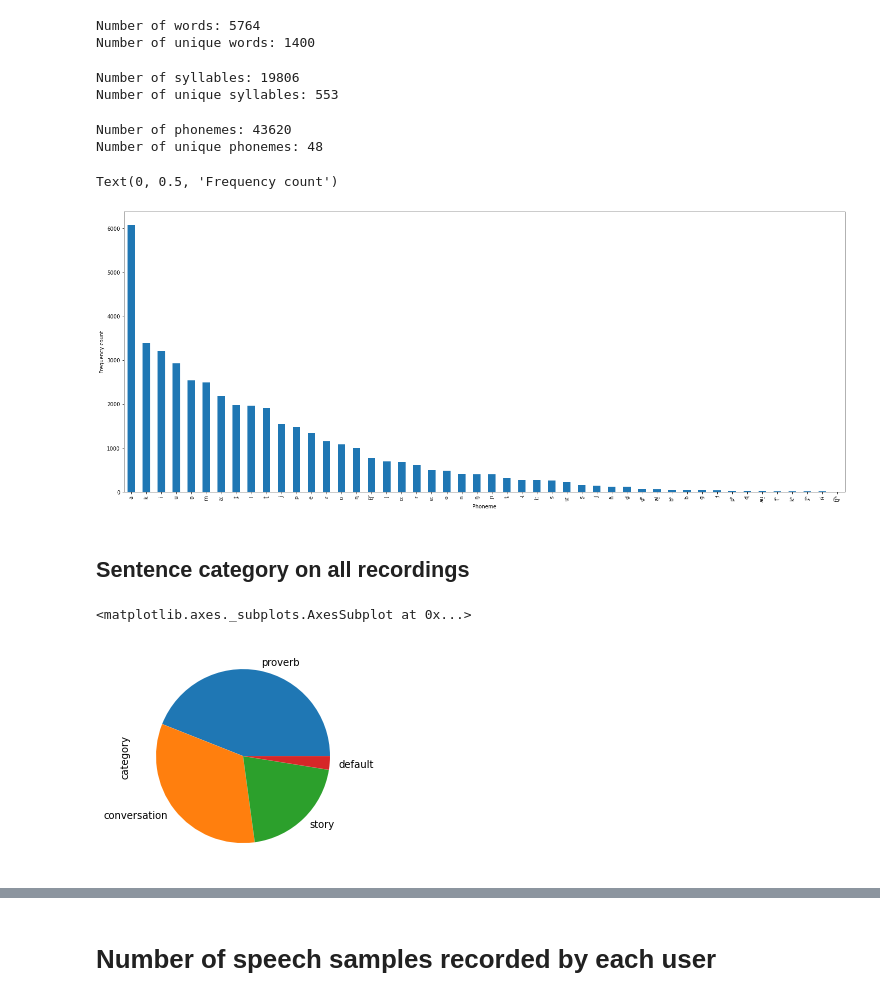
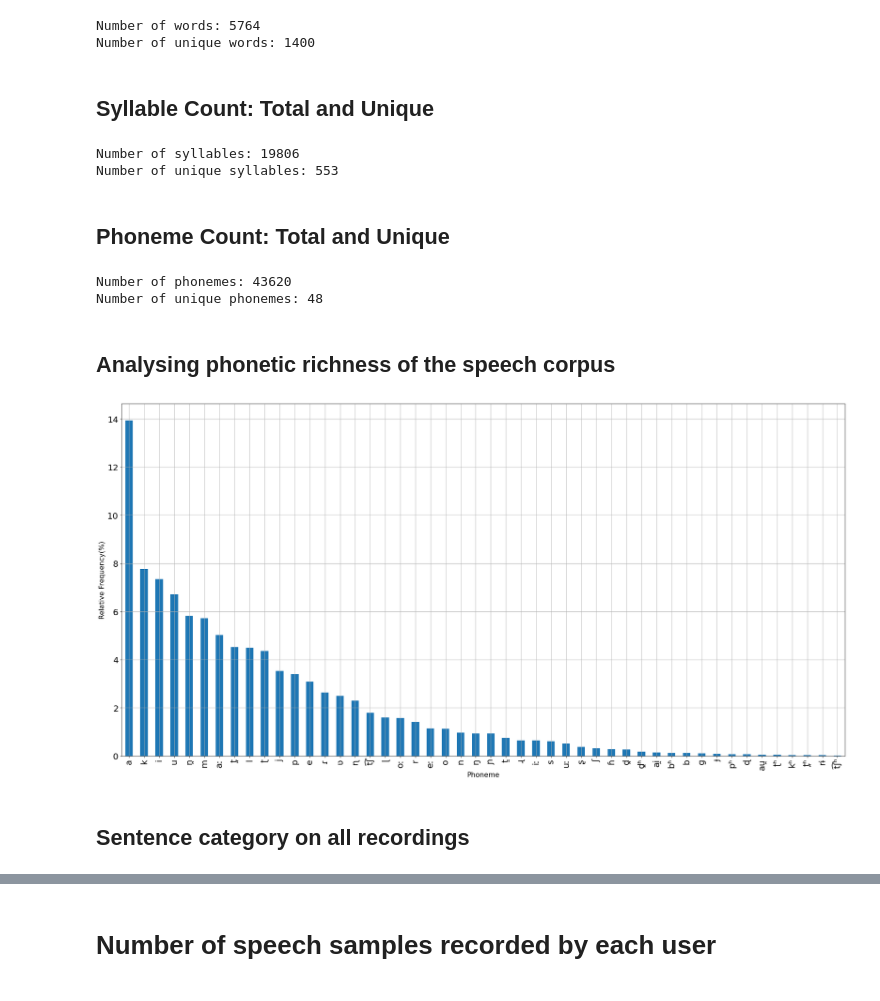
Before and after one commit to kavyamanohar/msc-reviewed-speech, a Jupyter notebook: analysis/EDA.ipynb, the cells around one changed output, grey strips where cells are left out. Saved outputs shown, nothing was run; the diff lists cells and outputs as text; code cells hidden in the pictures.

Commit message:
Update data analysis notebook. Add librosa to requirements.txt

```diff
--- a/analysis/EDA.ipynb
+++ b/analysis/EDA.ipynb
@@ -43,6 +47,8 @@ print('Number of unique words:', len(set(word_list)))
 # %% [output]
 Number of words: 5764
 Number of unique words: 1400
+# %% [markdown]
+## Syllable Count: Total and Unique
 # %%
 def getsyllables(wordlist):
     syl = Syllablizer()
@@ -56,6 +62,8 @@ print('Number of unique syllables:', len(set(syllable_list)))
 # %% [output]
 Number of syllables: 19806
 Number of unique syllables: 553
+# %% [markdown]
+## Phoneme Count: Total and Unique
 # %%
 g2p = G2P()
 def getphonemes(syllablelist):
@@ -73,18 +81,16 @@ print('Number of unique phonemes:', len(set(phoneme_list)))
 # %% [output]
 Number of phonemes: 43620
 Number of unique phonemes: 48
+# %% [markdown]
+## Analysing phonetic richness of the speech corpus
 # %%
-fig = plt.figure(figsize=[25,10])
-pd.Series(phoneme_list).value_counts().plot(kind='bar')
-plt.xlabel("Phoneme")
-plt.ylabel("Frequency count")
+fig = plt.figure(figsize=[30,15])
+phoneme_frequency = pd.Series(phoneme_list).value_counts(normalize=True) * 100
+phoneme_frequency.plot.bar(fontsize=20)
+plt.xlabel("Phoneme",fontsize=16)
+plt.ylabel("Relative Frequency(%)", fontsize=16)
+plt.grid()
 # %% [output]
-Text(0, 0.5, 'Frequency count')
-[figure, old version]
+[figure, new version]
 # %% [markdown]
 ## Sentence category on all recordings
-# %%
-df.category.value_counts().plot(kind='pie')
-# %% [output]
-<matplotlib.axes._subplots.AxesSubplot at 0x...>
-[figure, removed]
```
Also changed, not shown: parts of 14 cells of this notebook, 1 other file.
